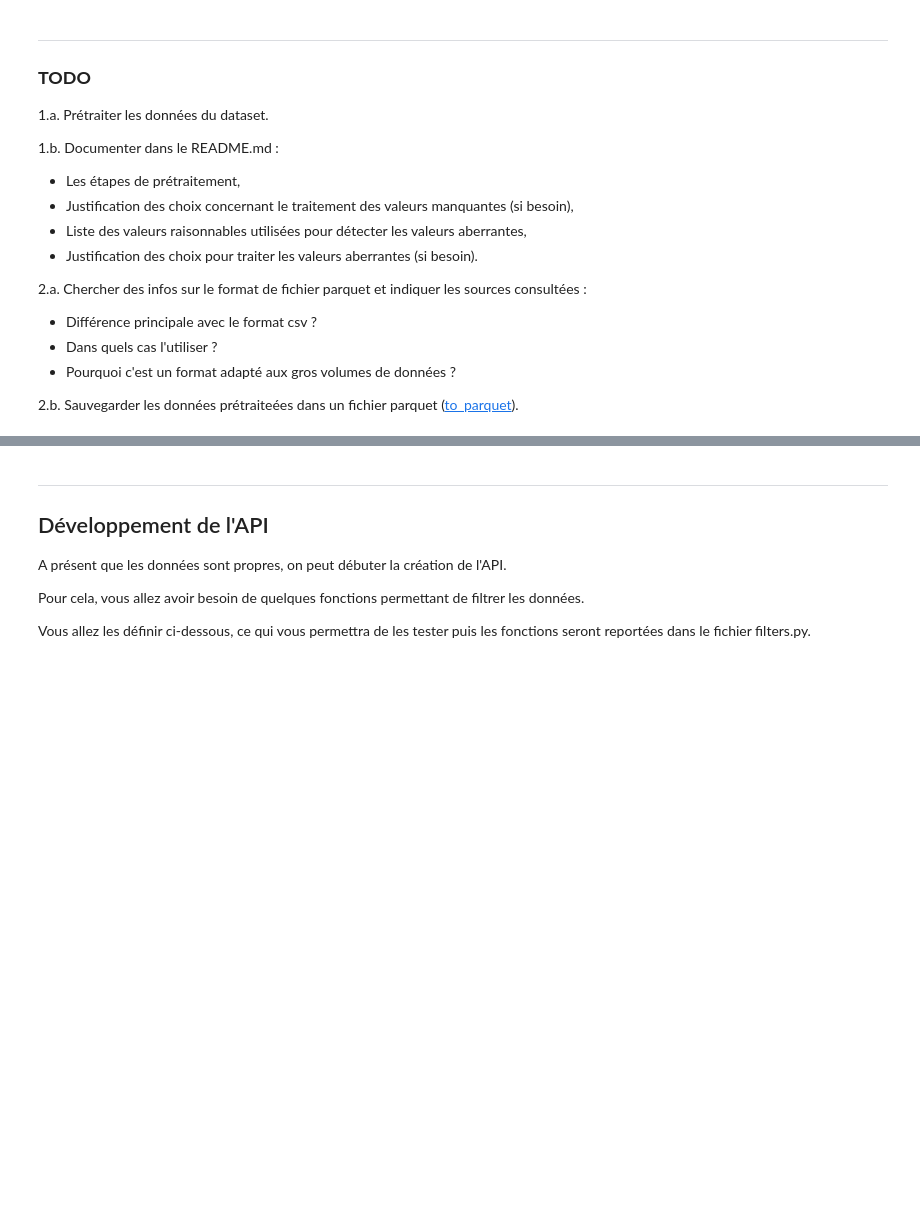
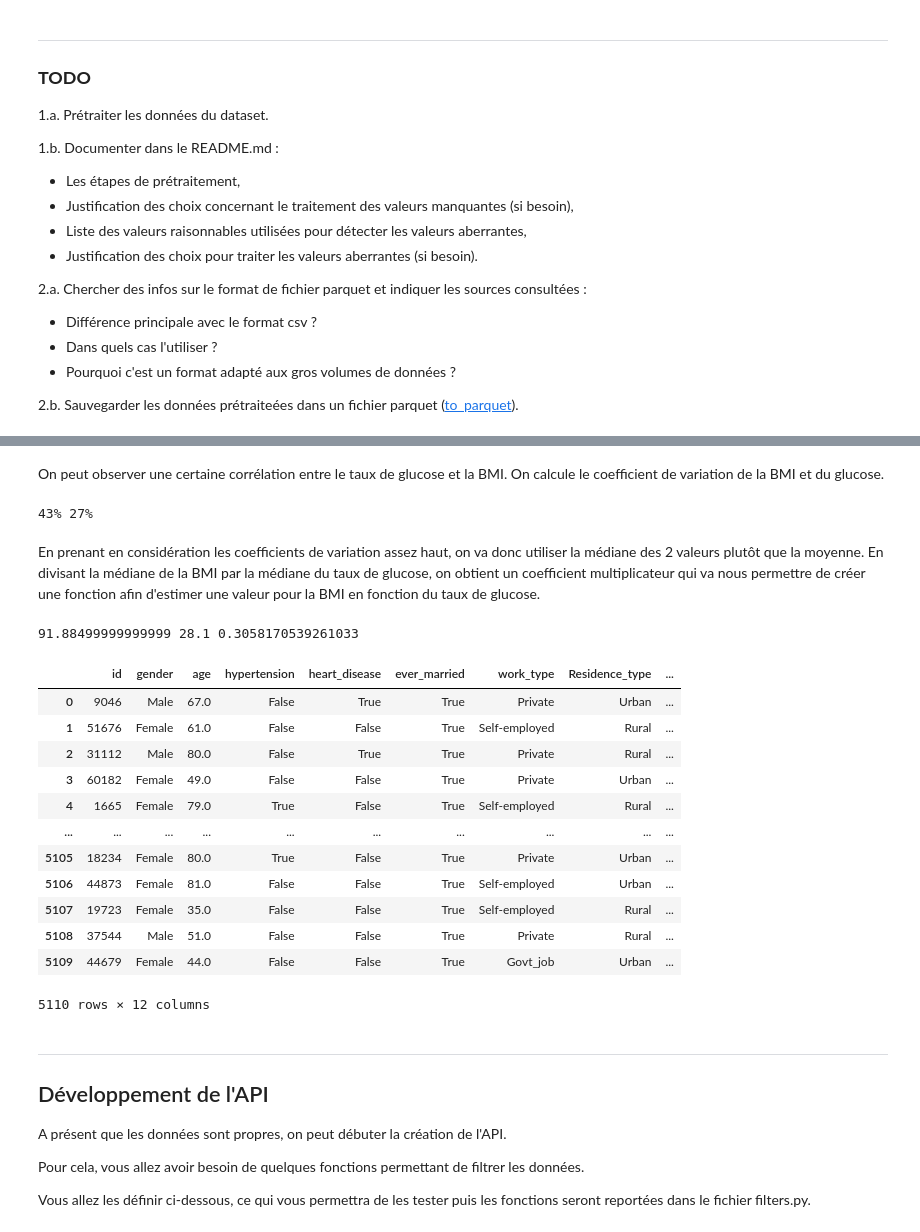
Before and after one commit to emese007/stroke-api, a Jupyter notebook: stroke_api/API_tuto.ipynb, the cells around one changed output, grey strips where cells are left out. Saved outputs shown, nothing was run; the diff lists cells and outputs as text; code cells hidden in the pictures; blank space fills up the shorter version.

```diff
--- a/stroke_api/API_tuto.ipynb
+++ b/stroke_api/API_tuto.ipynb
@@ -177,0 +263,14 @@ Récupérer toutes les lignes de df telles que la valeur de "nom de colonne" >=
+# %%
+df = pd.read_csv("../data/healthcare-dataset-stroke-data.csv")
+# %%
+df["ever_married"] = df["ever_married"].map({"Yes": True, "No": False})
+df["ever_married"] = df["ever_married"].astype("bool")
+df["gender"] = df["gender"].astype("category")
+df["hypertension"] = df["hypertension"].astype("bool")
+df["heart_disease"] = df["heart_disease"].astype("bool")
+df["stroke"] = df["stroke"].astype("bool")
+df["work_type"] = df["work_type"].astype("category")
+df["Residence_type"] = df["Residence_type"].astype("category")
+df["smoking_status"] = df["smoking_status"].astype("category")
+df.dtypes
+df.info()
@@ -178,3 +299,52 @@ Récupérer toutes les lignes de df telles que la valeur de "nom de colonne" >=
+# %%
+df['glucose_normalized'] = (df['avg_glucose_level'] - df['avg_glucose_level'].min()) / (df['avg_glucose_level'].max() - df['avg_glucose_level'].min())
+df['bmi_normalized'] = (df['bmi'] - df['bmi'].min()) / (df['bmi'].max() - df['bmi'].min())
+fig = px.histogram(df, x=["glucose_normalized", "bmi_normalized"], barmode="group")
+fig.show()
+# %% [markdown]
+On peut observer une certaine corrélation entre le taux de glucose et la BMI.
+On calcule le coefficient de variation de la BMI et du glucose.
+# %%
+CV_glucose = df["avg_glucose_level"].std() / df["avg_glucose_level"].mean()*100
+CV_bmi = df["bmi"].std() / df["bmi"].mean()*100
+print(f"{round(CV_glucose)}%", f"{round(CV_bmi)}%")
+# %% [output]
+43% 27%
+# %% [markdown]
+En prenant en considération les coefficients de variation assez haut, on va donc utiliser la médiane des 2 valeurs plutôt que la moyenne.
+En divisant la médiane de la BMI par la médiane du taux de glucose, on obtient un coefficient multiplicateur qui va nous permettre de créer une fonction afin d'estimer une valeur pour la BMI en fonction du taux de glucose.
+# %%
+gluc_median = df["avg_glucose_level"].median()
+bmi_median = df["bmi"].median()
+func = bmi_median / gluc_median
+print(gluc_median, bmi_median, func)
+# %% [output]
+91.88499999999999 28.1 0.3058170539261033
+# %%
+coef = df["bmi"].median() / df["avg_glucose_level"].median()
+
+# Remplacer les NaN dans 'bmi'
+
+df.loc[df["bmi"].isnull(), "bmi"] = (df.loc[df["bmi"].isnull(), "avg_glucose_level"] * coef)
+df["bmi"] = df["bmi"].round(1)
+
+# Drop les colonnes "normalized"
+
+df.drop(columns=["bmi_normalized", "glucose_normalized"])
+# %% [output]
+|  | id | gender | age | hypertension | heart_disease | ever_married | work_type | Residence_type | ... |
+| 0 | 9046 | Male | 67.0 | False | True | True | Private | Urban | ... |
+| 1 | 51676 | Female | 61.0 | False | False | True | Self-employed | Rural | ... |
+| 2 | 31112 | Male | 80.0 | False | True | True | Private | Rural | ... |
+| 3 | 60182 | Female | 49.0 | False | False | True | Private | Urban | ... |
+| 4 | 1665 | Female | 79.0 | True | False | True | Self-employed | Rural | ... |
+| ... | ... | ... | ... | ... | ... | ... | ... | ... | ... |
+| 5105 | 18234 | Female | 80.0 | True | False | True | Private | Urban | ... |
+| 5106 | 44873 | Female | 81.0 | False | False | True | Self-employed | Urban | ... |
+| 5107 | 19723 | Female | 35.0 | False | False | True | Self-employed | Rural | ... |
+| 5108 | 37544 | Male | 51.0 | False | False | True | Private | Rural | ... |
+| 5109 | 44679 | Female | 44.0 | False | False | True | Govt_job | Urban | ... |
+5110 rows × 12 columns
 # %% [markdown]
 -----
 ## Développement de l'API
```
Also changed, not shown: parts of 14 cells of this notebook, 2 other files.
